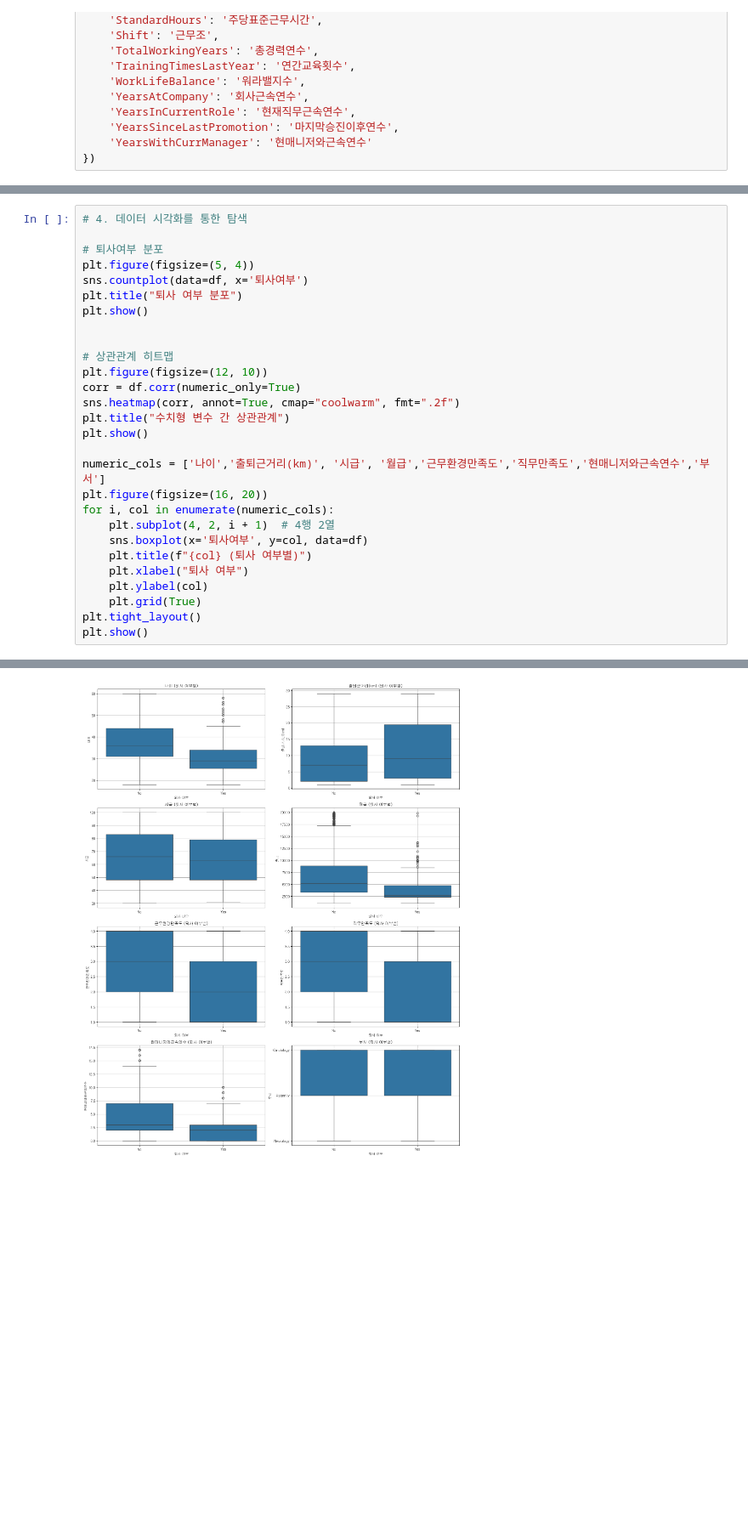
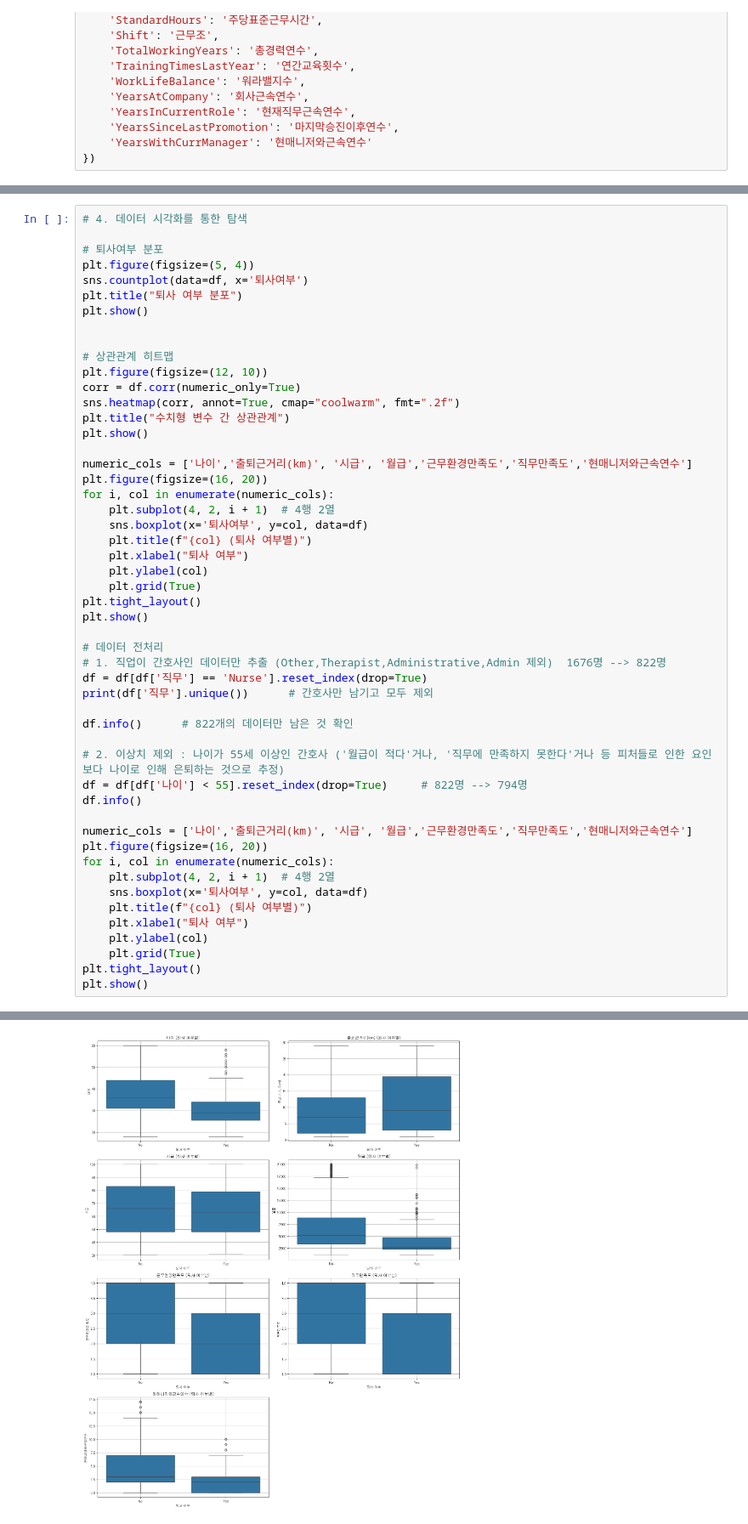
Before and after one commit to encore-SKN11/EDA-1Team, a Jupyter notebook: 2ST/장수/2ST_project.ipynb, the cells around one changed output, grey strips where cells are left out. Shown at 85% size. Saved outputs shown, nothing was run; the diff lists cells and outputs as text; blank space fills up the shorter version.

```diff
--- a/2ST/장수/2ST_project.ipynb
+++ b/2ST/장수/2ST_project.ipynb
@@ -97,32 +97,55 @@ dtype: int64
 # %%
 # 4. 데이터 시각화를 통한 탐색
 
 # 퇴사여부 분포
 plt.figure(figsize=(5, 4))
 sns.countplot(data=df, x='퇴사여부')
 plt.title("퇴사 여부 분포")
 plt.show()
 
 
 # 상관관계 히트맵
 plt.figure(figsize=(12, 10))
 corr = df.corr(numeric_only=True)
 sns.heatmap(corr, annot=True, cmap="coolwarm", fmt=".2f")
 plt.title("수치형 변수 간 상관관계")
 plt.show()
 
-numeric_cols = ['나이','출퇴근거리(km)', '시급', '월급','근무환경만족도','직무만족도','현매니저와근속연수','부서']
+numeric_cols = ['나이','출퇴근거리(km)', '시급', '월급','근무환경만족도','직무만족도','현매니저와근속연수']
 plt.figure(figsize=(16, 20))
 for i, col in enumerate(numeric_cols):
     plt.subplot(4, 2, i + 1)  # 4행 2열
     sns.boxplot(x='퇴사여부', y=col, data=df)
     plt.title(f"{col} (퇴사 여부별)")
     plt.xlabel("퇴사 여부")
     plt.ylabel(col)
     plt.grid(True)
 plt.tight_layout()
 plt.show()
+
+# 데이터 전처리
+# 1. 직업이 간호사인 데이터만 추출 (Other,Therapist,Administrative,Admin 제외)  1676명 --> 822명
+df = df[df['직무'] == 'Nurse'].reset_index(drop=True)
+print(df['직무'].unique())      # 간호사만 남기고 모두 제외
+
+df.info()      # 822개의 데이터만 남은 것 확인
+
+# 2. 이상치 제외 : 나이가 55세 이상인 간호사 ('월급이 적다'거나, '직무에 만족하지 못한다'거나 등 피처들로 인한 요인보다 나이로 인해 은퇴하는 것으로 추정)
+df = df[df['나이'] < 55].reset_index(drop=True)     # 822명 --> 794명
+df.info()
+
+numeric_cols = ['나이','출퇴근거리(km)', '시급', '월급','근무환경만족도','직무만족도','현매니저와근속연수']
+plt.figure(figsize=(16, 20))
+for i, col in enumerate(numeric_cols):
+    plt.subplot(4, 2, i + 1)  # 4행 2열
+    sns.boxplot(x='퇴사여부', y=col, data=df)
+    plt.title(f"{col} (퇴사 여부별)")
+    plt.xlabel("퇴사 여부")
+    plt.ylabel(col)
+    plt.grid(True)
+plt.tight_layout()
+plt.show()
 # %% [output]
 [figure]
 [figure]
-[figure, old version]
+[figure, new version]
```
Also changed, not shown: parts of 3 cells of this notebook.
